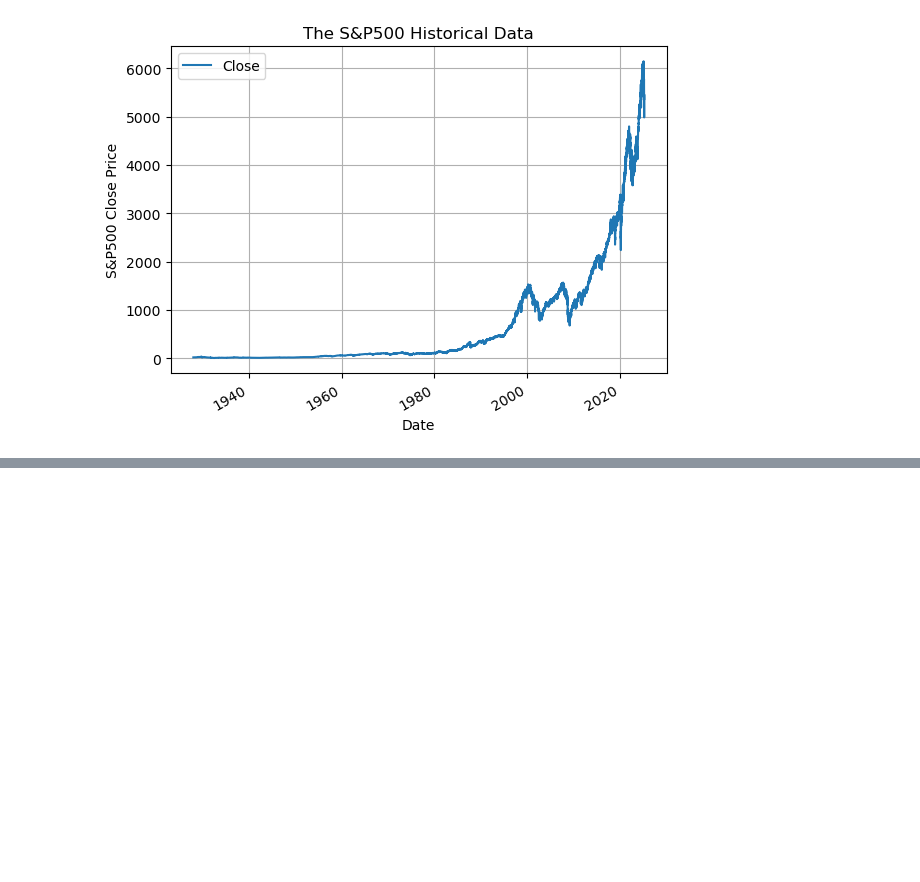
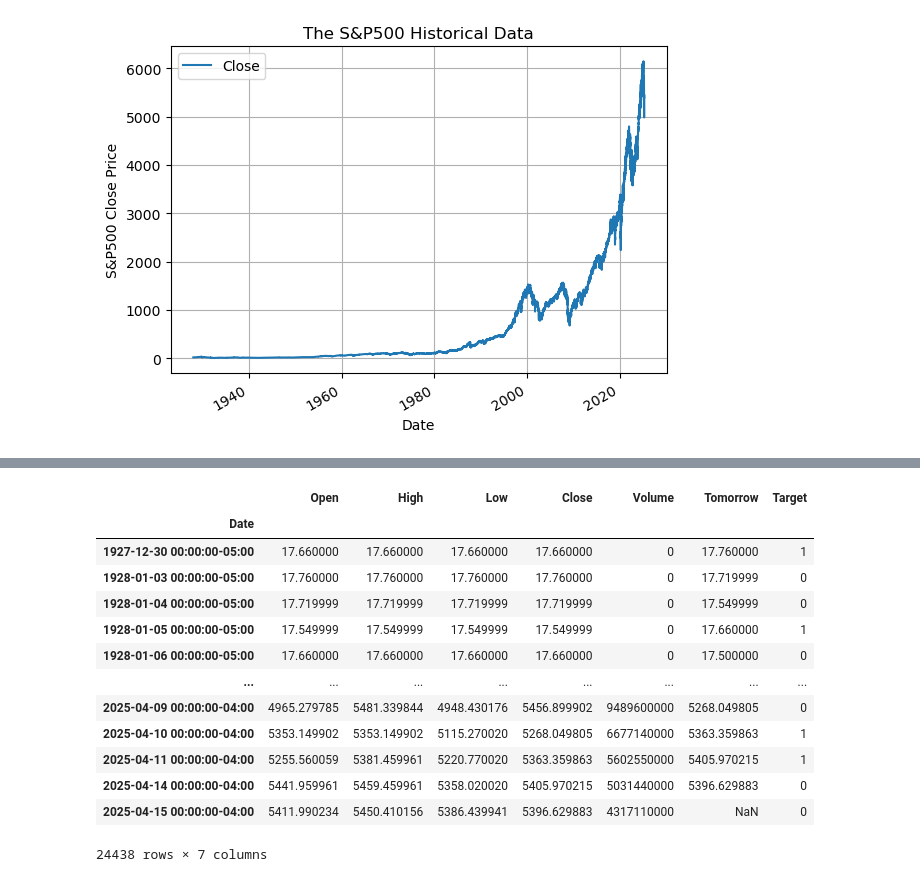
Before and after one commit to Jeffrey-Adjei/S-P500-Predictions, a Jupyter notebook: S&P500.ipynb, the cells around one changed output, grey strips where cells are left out. Saved outputs shown, nothing was run; the diff lists cells and outputs as text; code cells hidden in the pictures; blank space fills up the shorter version.

Commit message:
Target variable has been assigned

```diff
--- a/S&P500.ipynb
+++ b/S&P500.ipynb
@@ -55,0 +58,2 @@ del sp500["Stock Splits"]
+# %%
+sp500["Tomorrow"] = sp500["Close"].shift(-1)
@@ -55,0 +77,19 @@ del sp500["Stock Splits"]
+# %%
+sp500["Target"] = (sp500["Tomorrow"] > sp500["Close"]).astype(int)
+# %%
+sp500
+# %% [output]
+|  | Open | High | Low | Close | Volume | Tomorrow | Target |
+| Date |  |  |  |  |  |  |  |
+| 1927-12-30 00:00:00-05:00 | 17.660000 | 17.660000 | 17.660000 | 17.660000 | 0 | 17.760000 | 1 |
+| 1928-01-03 00:00:00-05:00 | 17.760000 | 17.760000 | 17.760000 | 17.760000 | 0 | 17.719999 | 0 |
+| 1928-01-04 00:00:00-05:00 | 17.719999 | 17.719999 | 17.719999 | 17.719999 | 0 | 17.549999 | 0 |
+| 1928-01-05 00:00:00-05:00 | 17.549999 | 17.549999 | 17.549999 | 17.549999 | 0 | 17.660000 | 1 |
+| 1928-01-06 00:00:00-05:00 | 17.660000 | 17.660000 | 17.660000 | 17.660000 | 0 | 17.500000 | 0 |
+| ... | ... | ... | ... | ... | ... | ... | ... |
+| 2025-04-09 00:00:00-04:00 | 4965.279785 | 5481.339844 | 4948.430176 | 5456.899902 | 9489600000 | 5268.049805 | 0 |
+| 2025-04-10 00:00:00-04:00 | 5353.149902 | 5353.149902 | 5115.270020 | 5268.049805 | 6677140000 | 5363.359863 | 1 |
+| 2025-04-11 00:00:00-04:00 | 5255.560059 | 5381.459961 | 5220.770020 | 5363.359863 | 5602550000 | 5405.970215 | 1 |
+| 2025-04-14 00:00:00-04:00 | 5441.959961 | 5459.459961 | 5358.020020 | 5405.970215 | 5031440000 | 5396.629883 | 0 |
+| 2025-04-15 00:00:00-04:00 | 5411.990234 | 5450.410156 | 5386.439941 | 5396.629883 | 4317110000 | NaN | 0 |
+24438 rows × 7 columns
```
Also changed, not shown: parts of 4 cells of this notebook.
